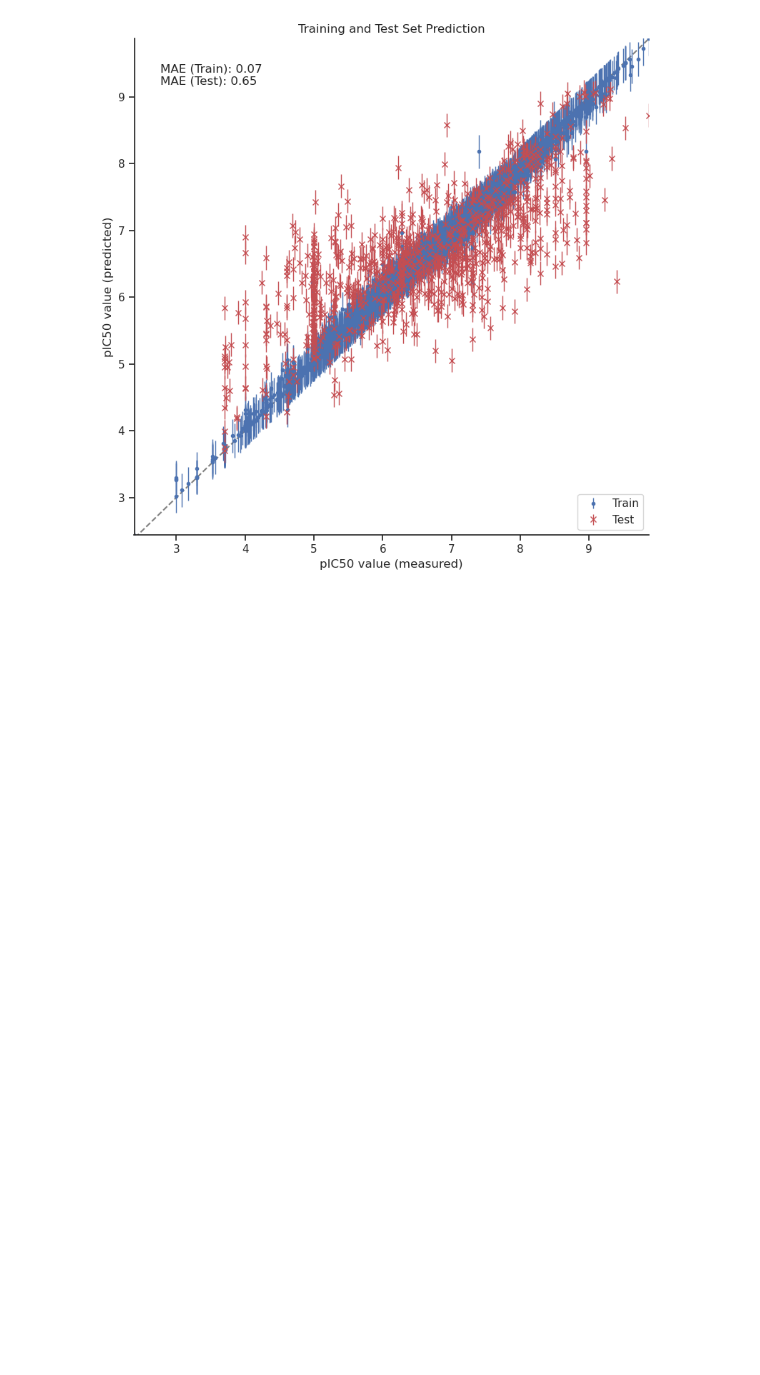
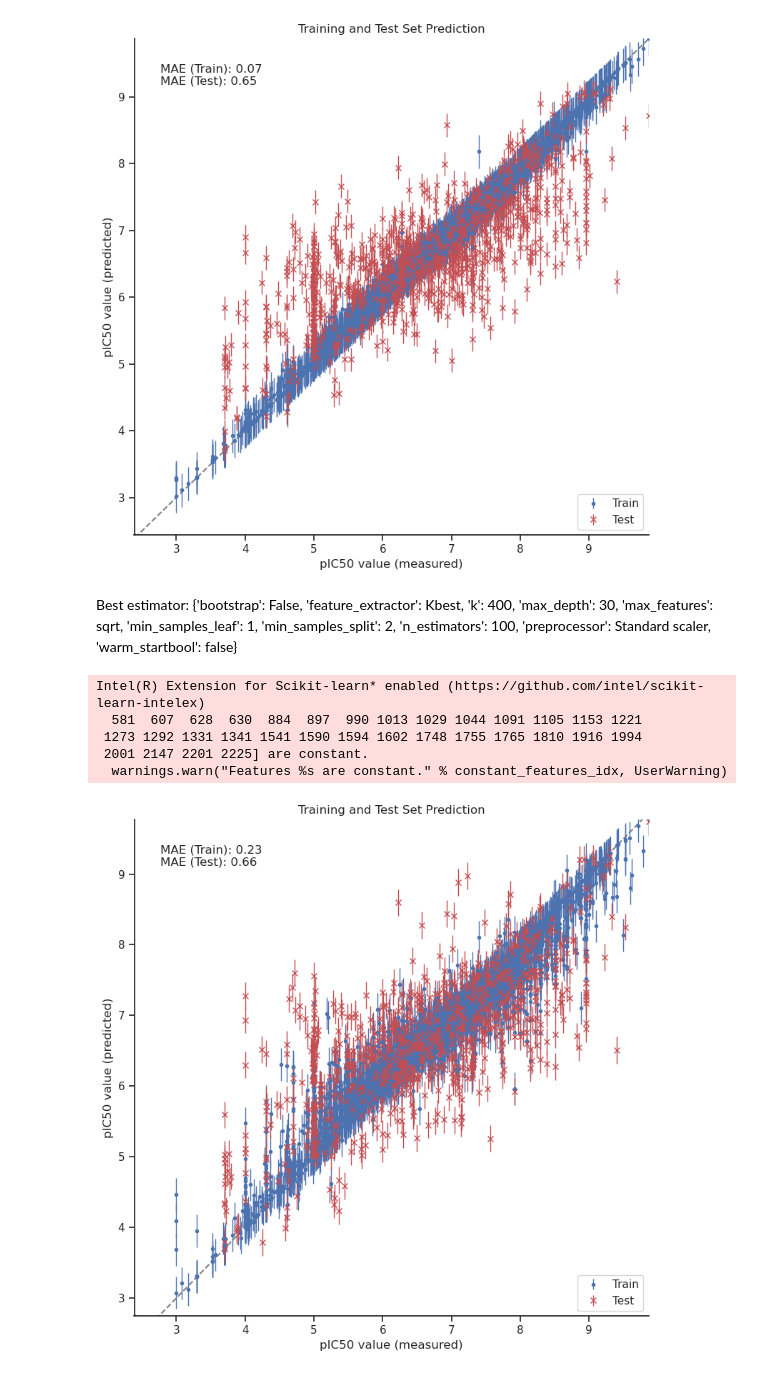
Before and after one commit to emanieluu/aml_project, a Jupyter notebook: notebooks/first_ml_model/final_model.ipynb, the cells around one changed output. Cells and saved outputs as stored; diff of their text form; code cells hidden in the pictures; blank space fills up the shorter version.

```diff
--- a/notebooks/first_ml_model/final_model.ipynb
+++ b/notebooks/first_ml_model/final_model.ipynb
@@ -130,3 +129,64 @@ with sns.axes_style('ticks'):
     fig.savefig('y_prediction.png', transparent=True)
 # %% [output]
 [figure]
+# %% [markdown]
+Best estimator: {'bootstrap': False, 'feature_extractor': Kbest, 'k': 400, 'max_depth': 30, 'max_features': sqrt, 'min_samples_leaf': 1, 'min_samples_split': 2, 'n_estimators': 100, 'preprocessor': Standard scaler, 'warm_startbool': false}
+# %%
+from sklearn.feature_selection import SelectKBest, chi2
+
+from sklearnex import patch_sklearn
+patch_sklearn()
+
+k_best = SelectKBest( k=400)
+X_train_selected = k_best.fit_transform(x_train_scaled, y_train)
+X_test_selected = k_best.transform(x_test_scaled)
+
+regr = RandomForestRegressor(n_estimators = 100,
+                             max_depth = 30,
+                             min_samples_split=2,
+                             min_samples_leaf= 1,
+                             warm_start = False,
+                             bootstrap = False,
+                             max_features='sqrt',
+                             n_jobs=-1)
+regr.fit(X_train_selected, y_train)
+y_train_predict= regr.predict(X_train_selected)
+y_test_predict= regr.predict(X_test_selected)
+# %% [output]
+Intel(R) Extension for Scikit-learn* enabled (https://github.com/intel/scikit-learn-intelex)
+  581  607  628  630  884  897  990 1013 1029 1044 1091 1105 1153 1221
+ 1273 1292 1331 1341 1541 1590 1594 1602 1748 1755 1765 1810 1916 1994
+ 2001 2147 2201 2225] are constant.
+  warnings.warn("Features %s are constant." % constant_features_idx, UserWarning)
+# %%
+with sns.axes_style('ticks'):
+    fig, ax = plt.subplots(figsize=(8, 8))
+
+    ax.set_xlim([np.min(y_train), np.max(y_train)])
+    ax.set_ylim([np.min(y_train_predict), np.max(y_train_predict)])
+
+    ax.errorbar(y_train, y_train_predict, fmt='.', label='Train', lw=1., capsize=0, yerr=0.2*y_train_predict.std())
+    ax.errorbar(y_test, y_test_predict, fmt='x', color='r', markeredgewidth=1., label='Test', lw=1., capsize=0, yerr=0.2*y_test_predict.std())
+
+    ax.plot([-50, 110], [-50, 110], '--', zorder=0, color='gray')
+
+    mae_train = mean_absolute_error(y_train, y_train_predict)
+    mae_test = mean_absolute_error(y_test, y_test_predict)
+
+    ax.set_title('Training and Test Set Prediction')
+    ax.set_ylabel('pIC50 value (predicted)')
+    ax.set_xlabel('pIC50 value (measured)')
+
+    text = ('MAE (Train): {:.2f}'.format(mae_train) + '\n' +
+            'MAE (Test): {:.2f}'.format(mae_test))
+
+    ax.text(0.05, 0.95, text, transform=ax.transAxes, ha='left', va='top')
+
+    ax.legend(loc='lower right')
+
+    sns.despine()
+    fig.tight_layout()
+
+    fig.savefig('y_prediction.png', transparent=True)
+# %% [output]
+[figure, added]
```
Also changed, not shown: parts of 2 cells of this notebook, 3 other files.
